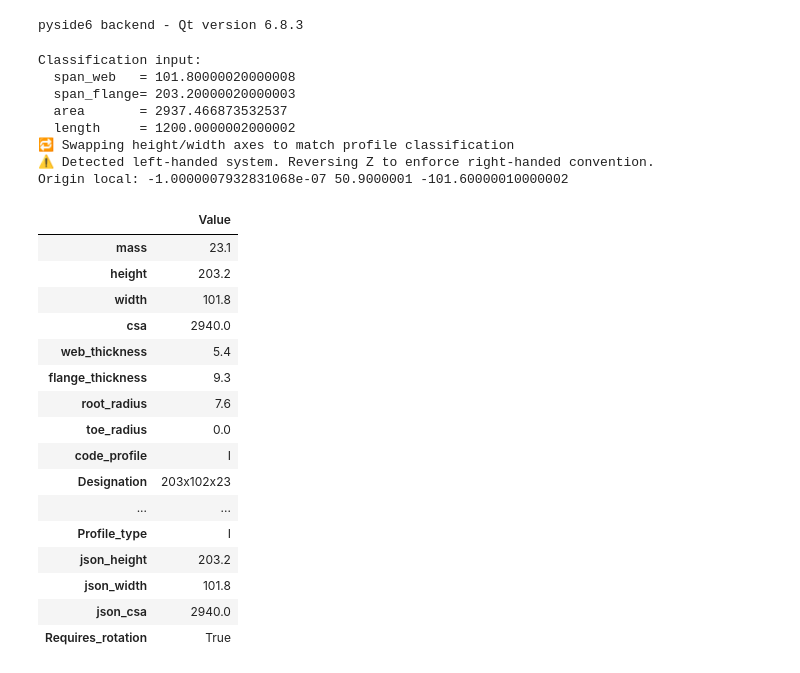
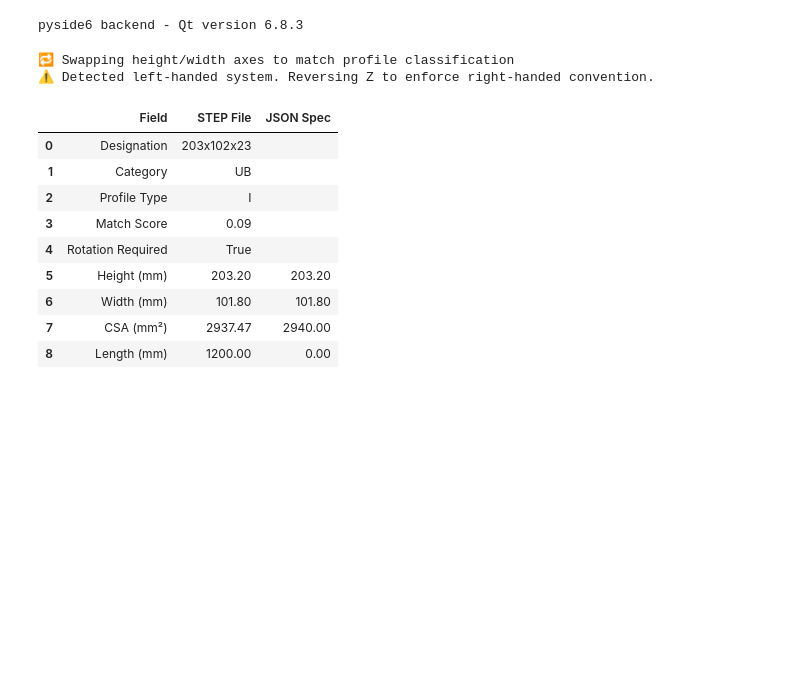
Before and after one commit to ukstevem/StepWrangling, a Jupyter notebook: notebooks/20250605.ipynb, the cells around one changed output. Saved outputs shown, nothing was run; the diff lists cells and outputs as text; code cells hidden in the pictures; blank space fills up the shorter version.

```diff
--- a/notebooks/20250605.ipynb
+++ b/notebooks/20250605.ipynb
@@ -577,11 +655,11 @@ if __name__ == "__main__":
         "length": aligned_extents[0]
     }
 
-    print("Classification input:")
-    print("  span_web   =", cs["span_web"])
-    print("  span_flange=", cs["span_flange"])
-    print("  area       =", cs["area"])
-    print("  length     =", cs["length"])
+    # print("Classification input:")
+    # print("  span_web   =", cs["span_web"])
+    # print("  span_flange=", cs["span_flange"])
+    # print("  area       =", cs["area"])
+    # print("  length     =", cs["length"])
 
     # STEP 5: Match against JSON library
     profile_match = classify_profile(cs, json_path, tol_dim=1.0, tol_area=5)
@@ -612,57 +690,40 @@ if __name__ == "__main__":
     # aligned_shape, trsf = align_obb_to_dstv_frame(
     #     primary_aligned_shape,
     #     obb_frame,
     #     aligned_extents,
     # )
 
-    print("Origin local:", origin_local.X(), origin_local.Y(), origin_local.Z())
-
     aligned_shape, trsf = align_obb_to_dstv_frame(
         primary_aligned_shape,
         origin_local,
         aligned_dir_x,
         aligned_dir_y,
         aligned_dir_z
     )
-
 
     # STEP 9: Visual debugging — origin and axes
     origin_marker = make_origin_marker(gp_Pnt(0, 0, 0))
     arrow_x = make_arrow(gp_Pnt(0, 0, 0), gp_Dir(1, 0, 0))  # X = length
     arrow_y = make_arrow(gp_Pnt(0, 0, 0), gp_Dir(0, 1, 0))  # Y = height
     arrow_z = make_arrow(gp_Pnt(0, 0, 0), gp_Dir(0, 0, 1))  # Z = width
 
     visualize(origin_marker, viewer, color="RED")
     visualize(arrow_x, viewer, color="RED")
     visualize(arrow_y, viewer, color="GREEN")
     visualize(arrow_z, viewer, color="BLUE")
     visualize(aligned_shape, viewer, color="PSS_DARK_BLUE")
-    visualize(make_origin_marker(origin_local), viewer, color="YELLOW")
 
     print_result_table(profile_match)
 # %% [output]
-Classification input:
-  span_web   = 101.80000020000008
-  span_flange= 203.20000020000003
-  area       = 2937.466873532537
-  length     = 1200.0000002000002
 🔁 Swapping height/width axes to match profile classification
 ⚠️ Detected left-handed system. Reversing Z to enforce right-handed convention.
-Origin local: -1.0000007932831068e-07 50.9000001 -101.60000010000002
-|  | Value |
-| mass | 23.1 |
-| height | 203.2 |
-| width | 101.8 |
-| csa | 2940.0 |
-| web_thickness | 5.4 |
-| flange_thickness | 9.3 |
-| root_radius | 7.6 |
-| toe_radius | 0.0 |
-| code_profile | I |
-| Designation | 203x102x23 |
-| ... | ... |
-| Profile_type | I |
-| json_height | 203.2 |
-| json_width | 101.8 |
-| json_csa | 2940.0 |
-| Requires_rotation | True |
+|  | Field | STEP File | JSON Spec |
+| 0 | Designation | 203x102x23 |  |
+| 1 | Category | UB |  |
+| 2 | Profile Type | I |  |
+| 3 | Match Score | 0.09 |  |
+| 4 | Rotation Required | True |  |
+| 5 | Height (mm) | 203.20 | 203.20 |
+| 6 | Width (mm) | 101.80 | 101.80 |
+| 7 | CSA (mm²) | 2937.47 | 2940.00 |
+| 8 | Length (mm) | 1200.00 | 0.00 |
```
Also changed, not shown: parts of 5 cells of this notebook.
